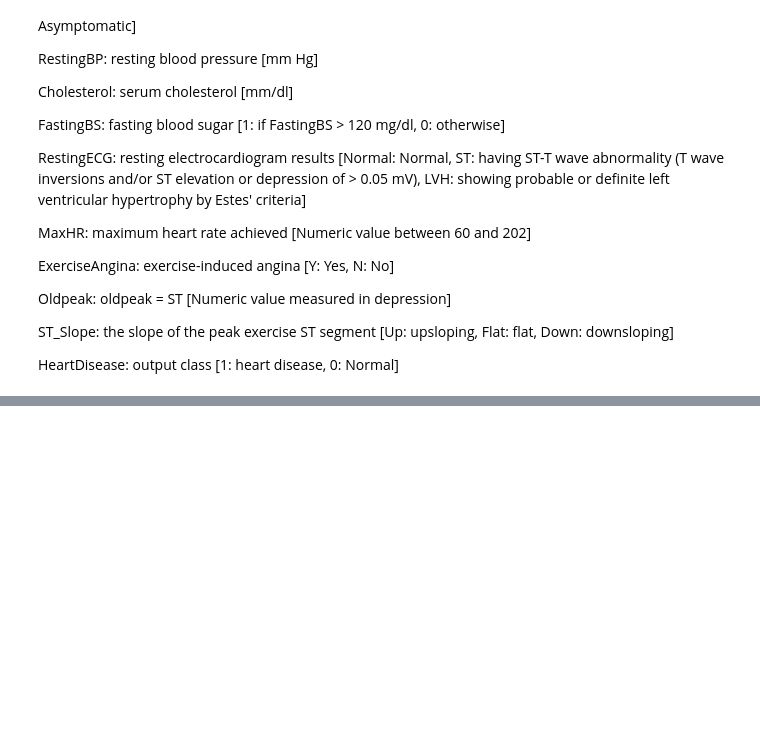
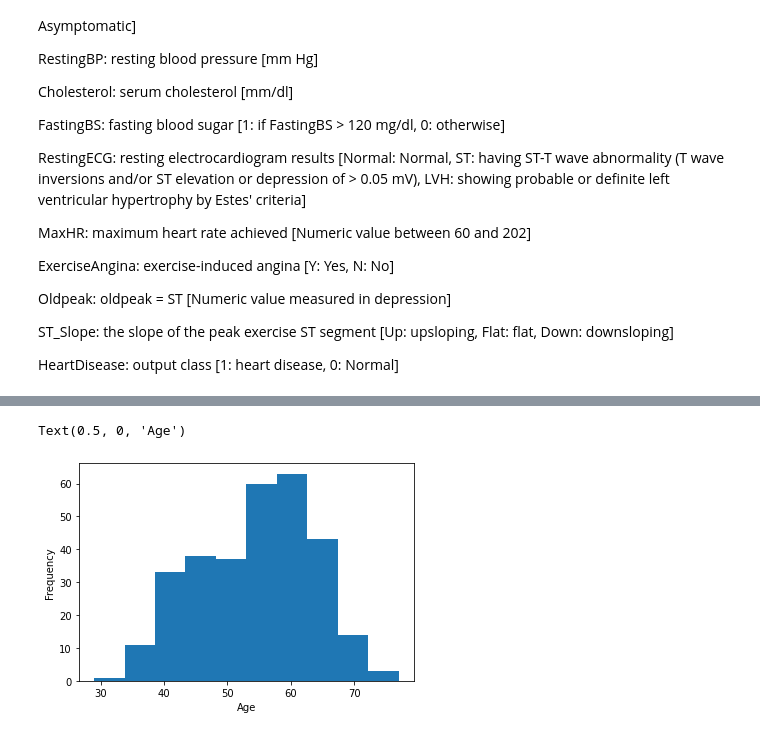
Before and after one commit to hlee0995/ML_practice, a Jupyter notebook: machine learning practice/Supervised_Learning_Classification.ipynb, the cells around one changed output, grey strips where cells are left out. Cells and saved outputs as stored; diff of their text form; code cells hidden in the pictures; blank space fills up the shorter version.

```diff
--- a/machine learning practice/Supervised_Learning_Classification.ipynb
+++ b/machine learning practice/Supervised_Learning_Classification.ipynb
@@ -108,0 +286,6 @@ HeartDisease: output class [1: heart disease, 0: Normal]
+# %%
+df.age.plot(kind="hist")
+plt.xlabel("Age")
+# %% [output]
+Text(0.5, 0, 'Age')
+[figure, added]
```
Also changed, not shown: parts of 56 cells of this notebook.
